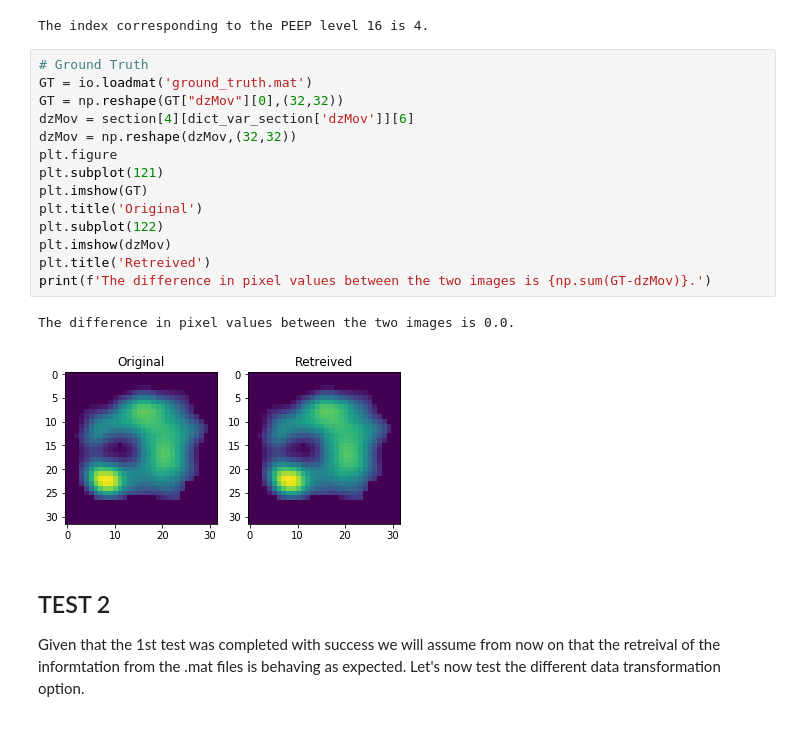
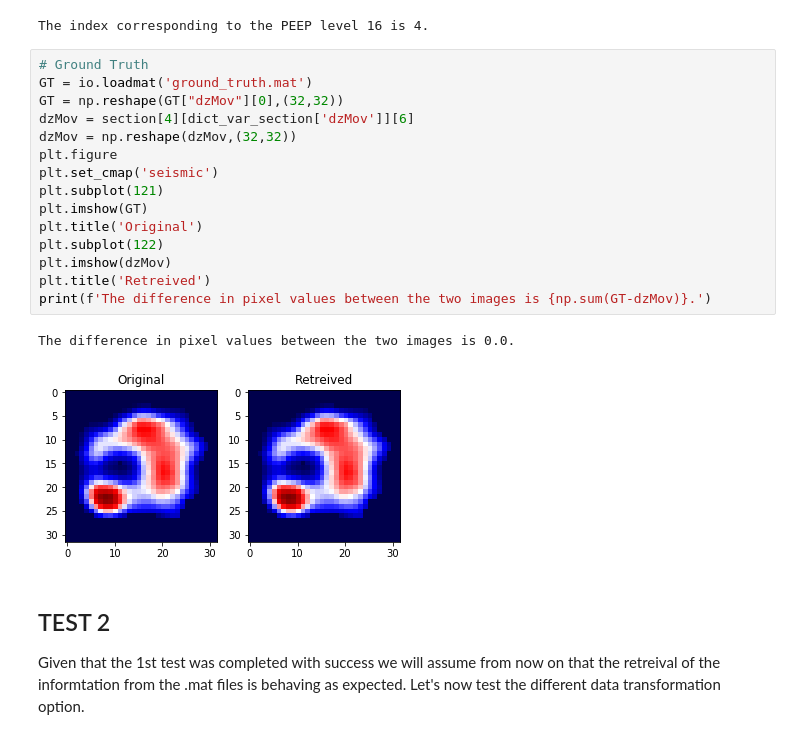
Before and after one commit to vprudente/EIT_CoViD_Internship, a Jupyter notebook: Pipeline_tests/test_pipeline_behavior.ipynb, the cells around one changed output. Cells and saved outputs as stored; diff of their text form.

```diff
--- a/Pipeline_tests/test_pipeline_behavior.ipynb
+++ b/Pipeline_tests/test_pipeline_behavior.ipynb
@@ -37,20 +37,21 @@ The index corresponding to the PEEP level 16 is 4.
 # %%
 # Ground Truth
 GT = io.loadmat('ground_truth.mat')
 GT = np.reshape(GT["dzMov"][0],(32,32))
 dzMov = section[4][dict_var_section['dzMov']][6]
 dzMov = np.reshape(dzMov,(32,32))
 plt.figure
+plt.set_cmap('seismic')
 plt.subplot(121)
 plt.imshow(GT)
 plt.title('Original')
 plt.subplot(122)
 plt.imshow(dzMov)
 plt.title('Retreived')
 print(f'The difference in pixel values between the two images is {np.sum(GT-dzMov)}.')
 # %% [output]
 The difference in pixel values between the two images is 0.0.
-[figure, old version]
+[figure, new version]
 # %% [markdown]
 ## TEST 2
 Given that the 1st test was completed with success we will assume from now on that the retreival of the informtation from the .mat files is behaving as expected. Let's now test the different data transformation option.
```
Also changed, not shown: parts of 2 cells of this notebook, 6 other files.
